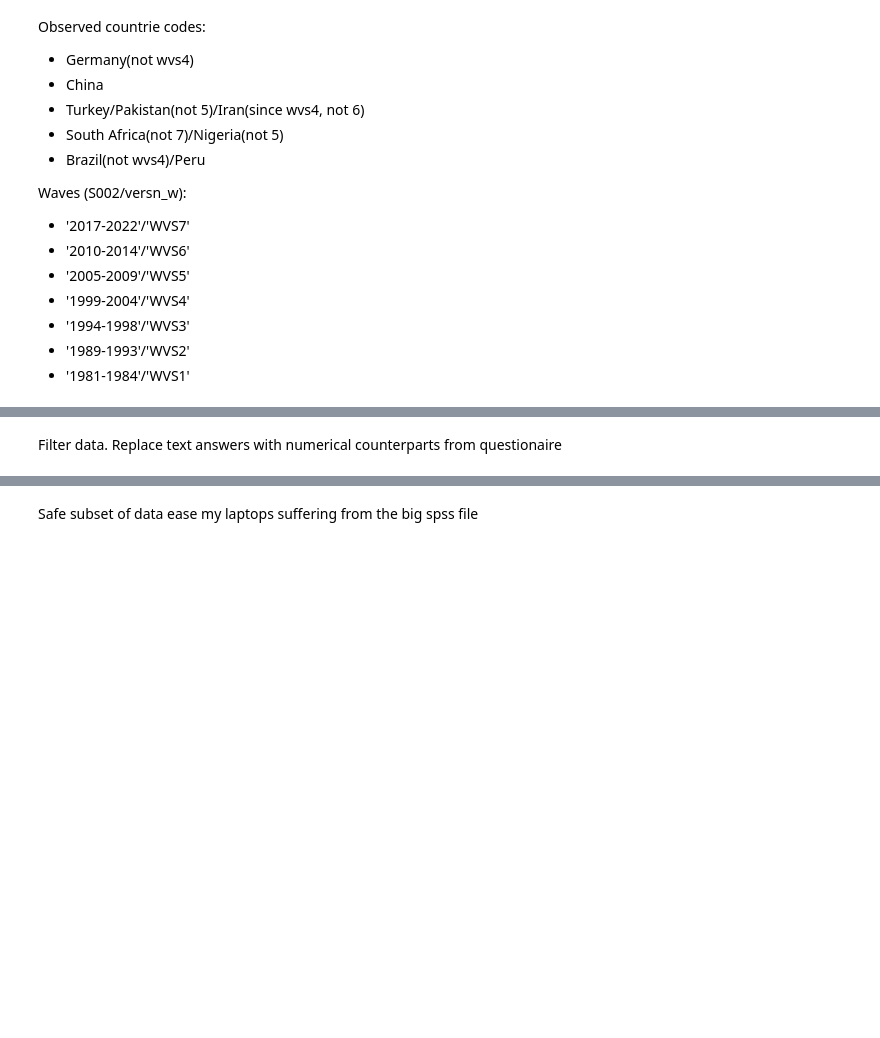
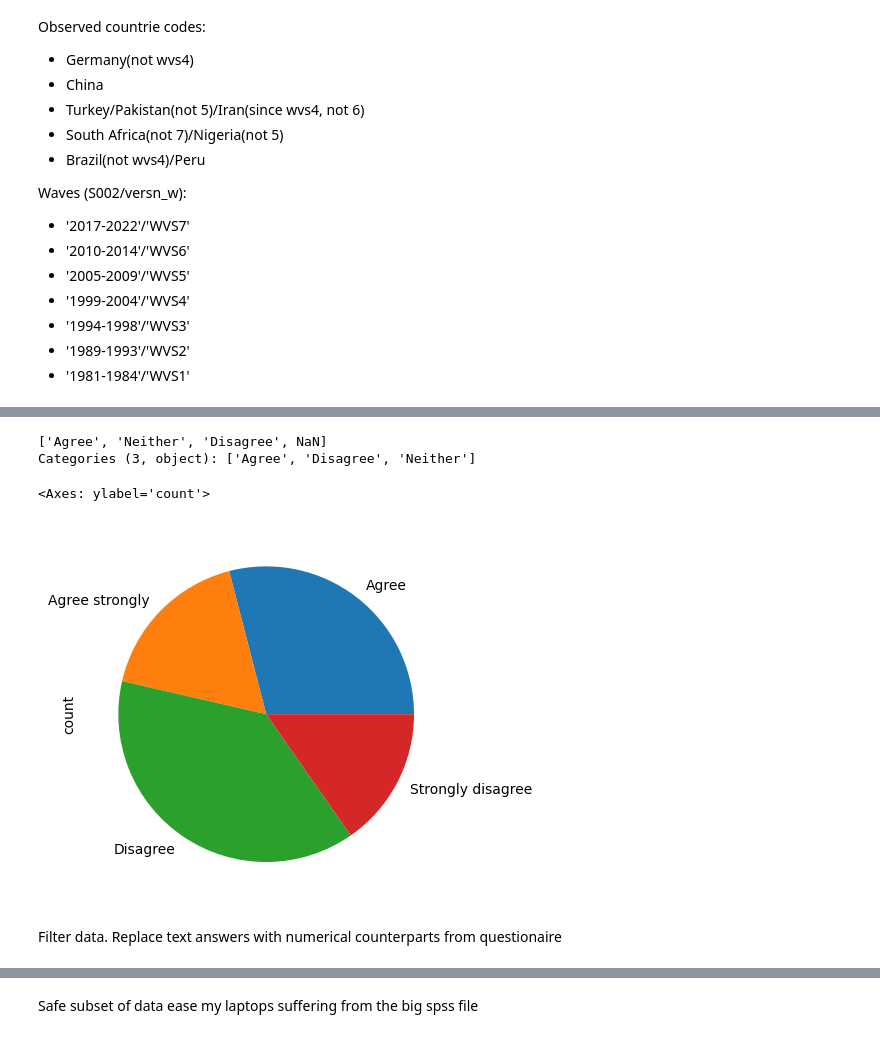
Before and after one commit to BeTheMaster/WorldGenderValues, a Jupyter notebook: src/View_WVS.ipynb, the cells around one changed output, grey strips where cells are left out. Cells and saved outputs as stored; diff of their text form; code cells hidden in the pictures; blank space fills up the shorter version.

```diff
--- a/src/View_WVS.ipynb
+++ b/src/View_WVS.ipynb
@@ -106,6 +141,14 @@ dfWVSFilterd = dfWVSFilterd.rename(columns=mapColumns)
 listGenderQuestions=[mapColumns.get(n, n) for n in listGenderQuestions]
 listDemographicQuestions=[mapColumns.get(n, n) for n in listDemographicQuestions]
 listIDColummns=[mapColumns.get(n, n) for n in listIDColummns]
+# %%
+dfWVSFilterd['job'].unique()
+# %% [output]
+['Agree', 'Neither', 'Disagree', NaN]
+Categories (3, object): ['Agree', 'Disagree', 'Neither']
 # %%
-dfQuerry=dfWVSFilterd[(dfWVSFilterd.country=='Peru')&(dfWVSFilterd.wave=="WVS7")]
-dfWVSFilterd['divorce'].value_counts().sort_index().plot(kind='pie')# labels=['Always justifiable','2','3','4','5','6','7','8','9','Never justifiable'])
+dfQuerry=dfWVSFilterd[(dfWVSFilterd.country=='Nigeria')&(dfWVSFilterd.wave=="WVS7")]
+dfWVSFilterd['politician'].value_counts().sort_index().plot(kind='pie')# labels=['Always justifiable','2','3','4','5','6','7','8','9','Never justifiable'])
+# %% [output]
+<Axes: ylabel='count'>
+[figure, added]
@@ -115,3 +154,0 @@ dfWVSFilterd['divorce'].value_counts().sort_index().plot(kind='pie')# labels=['A
-# %% [markdown]
-Filter data.
-Replace text answers with numerical counterparts from questionaire
@@ -118,3 +158,6 @@ Replace text answers with numerical counterparts from questionaire
+# %% [markdown]
+Filter data.
+Replace text answers with numerical counterparts from questionaire
 # %%
 print(listGenderQuestions)
 
```
Also changed, not shown: parts of 18 cells of this notebook.
